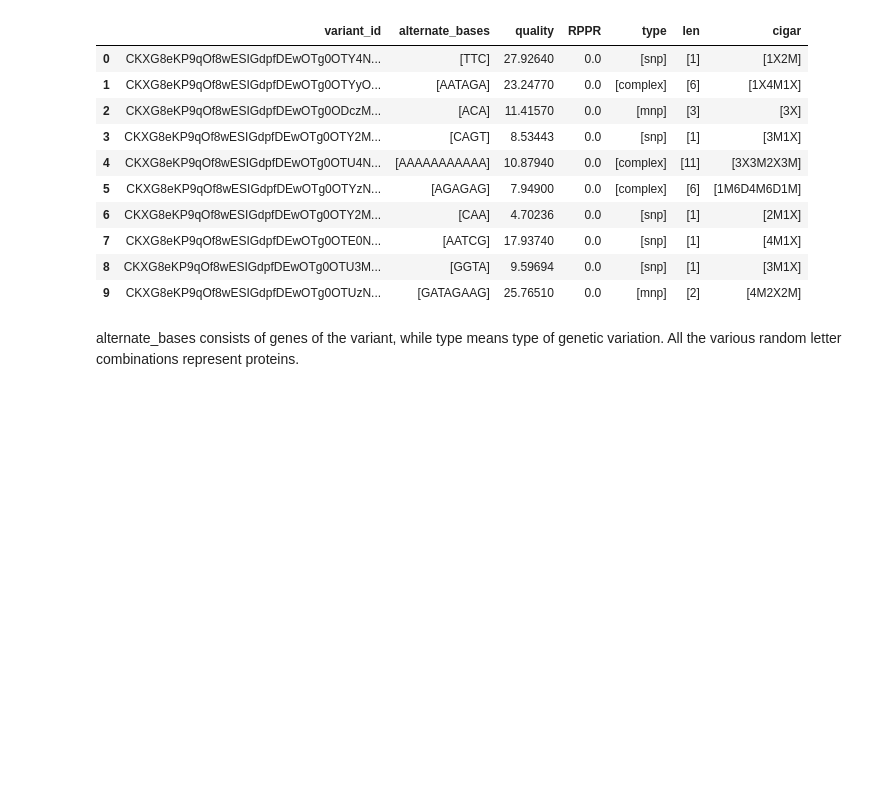
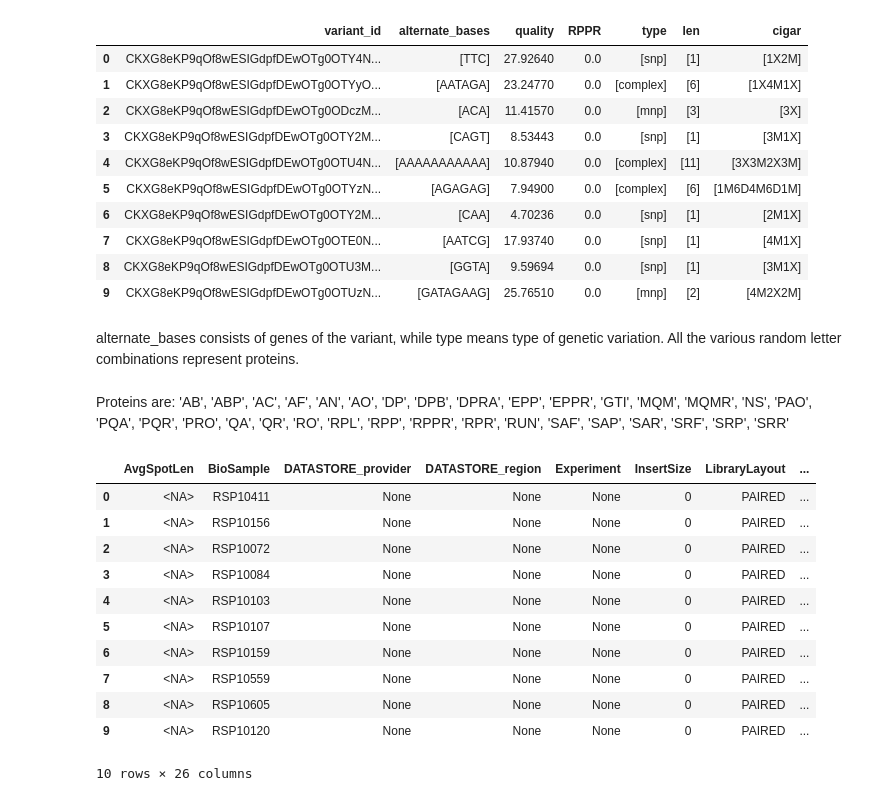
Before and after one commit to Ishancorp/marijuana_genomes_analysis, a Jupyter notebook: notebooks/data_input.ipynb, the cells around one changed output. Drawn from its saved outputs; the diff is of its cells as text; code cells hidden in the pictures; blank space fills up the shorter version.

```diff
--- a/notebooks/data_input.ipynb
+++ b/notebooks/data_input.ipynb
@@ -107,3 +107,26 @@ response_reduced.head(10)
 | 9 | CKXG8eKP9qOf8wESIGdpfDEwOTg0OTUzN... | [GATAGAAG] | 25.76510 | 0.0 | [mnp] | [2] | [4M2X2M] |
 # %% [markdown]
 alternate_bases consists of genes of the variant, while type means type of genetic variation. All the various random letter combinations represent proteins.
+# %% [markdown]
+Proteins are: 'AB', 'ABP', 'AC', 'AF', 'AN', 'AO', 'DP', 'DPB', 'DPRA', 'EPP', 'EPPR', 'GTI', 'MQM', 'MQMR', 'NS', 'PAO', 'PQA', 'PQR', 'PRO', 'QA', 'QR', 'RO', 'RPL', 'RPP', 'RPPR', 'RPR', 'RUN', 'SAF', 'SAP', 'SAR', 'SRF', 'SRP', 'SRR'
+# %%
+query_projinfo = """SELECT
+  *
+FROM
+  `bigquery-public-data.genomics_cannabis.cs3k_project_info` v
+limit 10;"""
+response_projinfo = genomes.query_to_pandas_safe(query_projinfo, max_gb_scanned=100)
+response_projinfo.head(10)
+# %% [output]
+|  | AvgSpotLen | BioSample | DATASTORE_provider | DATASTORE_region | Experiment | InsertSize | LibraryLayout | ... |
+| 0 | <NA> | RSP10411 | None | None | None | 0 | PAIRED | ... |
+| 1 | <NA> | RSP10156 | None | None | None | 0 | PAIRED | ... |
+| 2 | <NA> | RSP10072 | None | None | None | 0 | PAIRED | ... |
+| 3 | <NA> | RSP10084 | None | None | None | 0 | PAIRED | ... |
+| 4 | <NA> | RSP10103 | None | None | None | 0 | PAIRED | ... |
+| 5 | <NA> | RSP10107 | None | None | None | 0 | PAIRED | ... |
+| 6 | <NA> | RSP10159 | None | None | None | 0 | PAIRED | ... |
+| 7 | <NA> | RSP10559 | None | None | None | 0 | PAIRED | ... |
+| 8 | <NA> | RSP10605 | None | None | None | 0 | PAIRED | ... |
+| 9 | <NA> | RSP10120 | None | None | None | 0 | PAIRED | ... |
+10 rows × 26 columns
```
Also changed, not shown: parts of 11 cells of this notebook, 1 other file.
